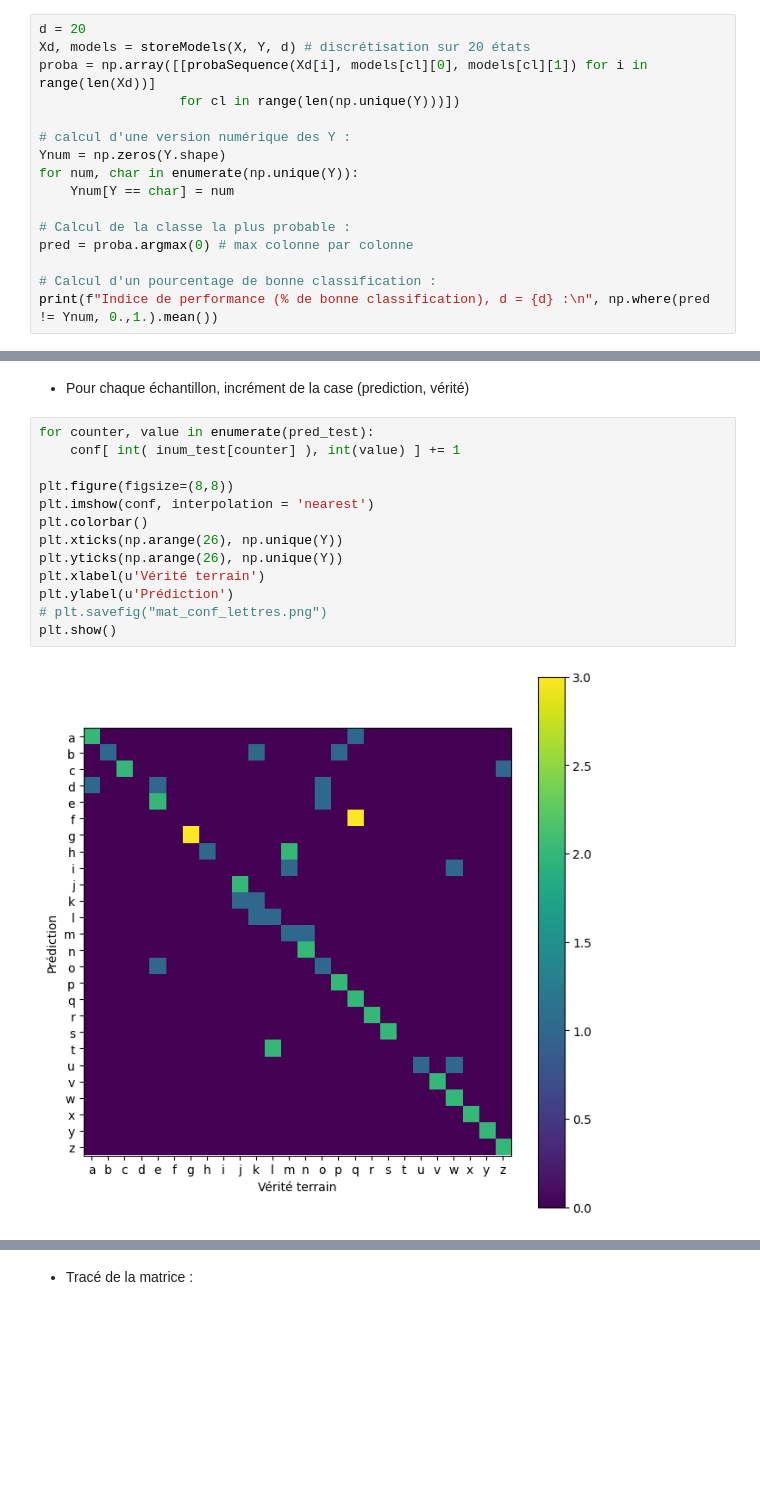
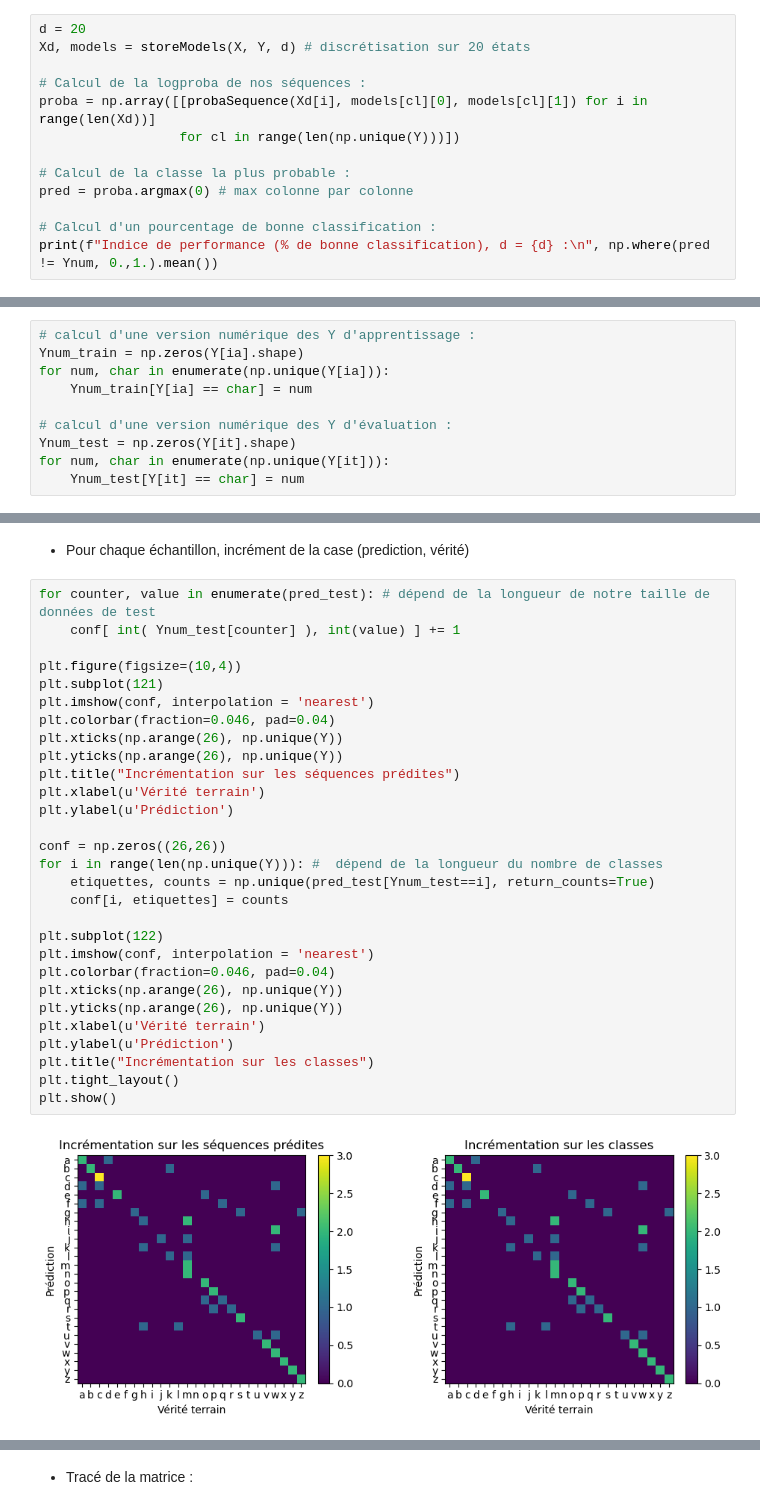
Before and after one commit to dataymeric/DAC, a Jupyter notebook: tme6/tme6.ipynb, the cells around one changed output, grey strips where cells are left out. Saved outputs shown, nothing was run; the diff lists cells and outputs as text; blank space fills up the shorter version.

```diff
--- a/tme6/tme6.ipynb
+++ b/tme6/tme6.ipynb
@@ -312,13 +315,10 @@ Indice de performance (% de bonne classification), d = 3 :
 # %%
 d = 20
 Xd, models = storeModels(X, Y, d) # discrétisation sur 20 états
+
+# Calcul de la logproba de nos séquences :
 proba = np.array([[probaSequence(Xd[i], models[cl][0], models[cl][1]) for i in range(len(Xd))]
                   for cl in range(len(np.unique(Y)))])
-
-# calcul d'une version numérique des Y :
-Ynum = np.zeros(Y.shape)
-for num, char in enumerate(np.unique(Y)):
-    Ynum[Y == char] = num
 
 # Calcul de la classe la plus probable :
 pred = proba.argmax(0) # max colonne par colonne
@@ -419,6 +421,16 @@ def storeModelsApprentissage(x, y, d):
     Xd = discretise(x, d)         # application de la discrétisation
     models = [learnMarkovModel(Xd[y[cl]], d) for cl in range(len(y))]
     return Xd, models
+# %%
+# calcul d'une version numérique des Y d'apprentissage :
+Ynum_train = np.zeros(Y[ia].shape)
+for num, char in enumerate(np.unique(Y[ia])):
+    Ynum_train[Y[ia] == char] = num
+
+# calcul d'une version numérique des Y d'évaluation :
+Ynum_test = np.zeros(Y[it].shape)
+for num, char in enumerate(np.unique(Y[it])):
+    Ynum_test[Y[it] == char] = num
 # %%
 d = 3
 Xd, models = storeModelsApprentissage(X, itrain, d) # discrétisation sur 3 états
@@ -625,18 +617,34 @@ conf = np.zeros((26,26))
 # %% [markdown]
 - Pour chaque échantillon, incrément de la case (prediction, vérité)
 # %%
-for counter, value in enumerate(pred_test):
-    conf[ int( inum_test[counter] ), int(value) ] += 1
+for counter, value in enumerate(pred_test): # dépend de la longueur de notre taille de données de test
+    conf[ int( Ynum_test[counter] ), int(value) ] += 1
 
-plt.figure(figsize=(8,8))
+plt.figure(figsize=(10,4))
+plt.subplot(121)
 plt.imshow(conf, interpolation = 'nearest')
-plt.colorbar()
+plt.colorbar(fraction=0.046, pad=0.04)
+plt.xticks(np.arange(26), np.unique(Y))
+plt.yticks(np.arange(26), np.unique(Y))
+plt.title("Incrémentation sur les séquences prédites")
+plt.xlabel(u'Vérité terrain')
+plt.ylabel(u'Prédiction')
+
+conf = np.zeros((26,26))
+for i in range(len(np.unique(Y))): #  dépend de la longueur du nombre de classes
+    etiquettes, counts = np.unique(pred_test[Ynum_test==i], return_counts=True)
+    conf[i, etiquettes] = counts
+
+plt.subplot(122)
+plt.imshow(conf, interpolation = 'nearest')
+plt.colorbar(fraction=0.046, pad=0.04)
 plt.xticks(np.arange(26), np.unique(Y))
 plt.yticks(np.arange(26), np.unique(Y))
 plt.xlabel(u'Vérité terrain')
 plt.ylabel(u'Prédiction')
-# plt.savefig("mat_conf_lettres.png")
+plt.title("Incrémentation sur les classes")
+plt.tight_layout()
 plt.show()
 # %% [output]
-[figure, old version]
+[figure, new version]
 # %%
```
Also changed, not shown: parts of 30 cells of this notebook.
